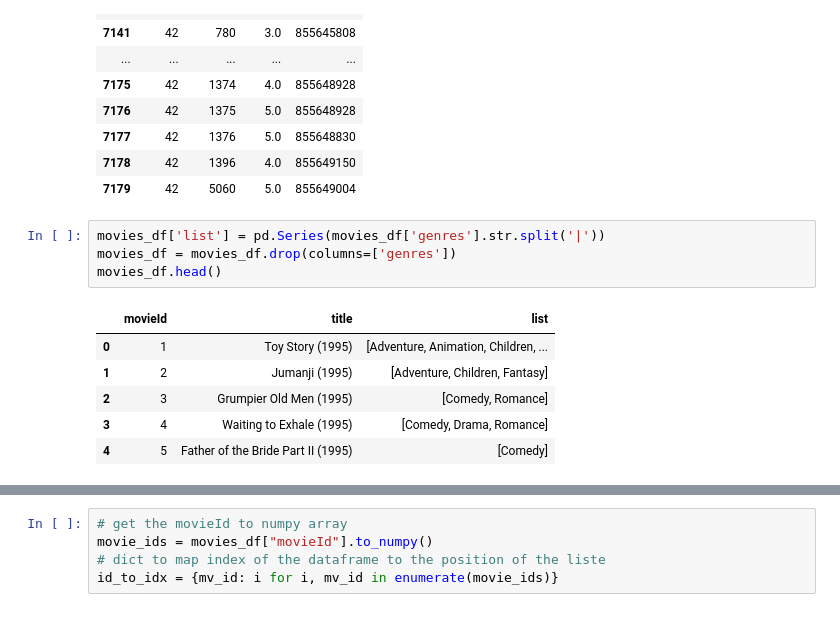
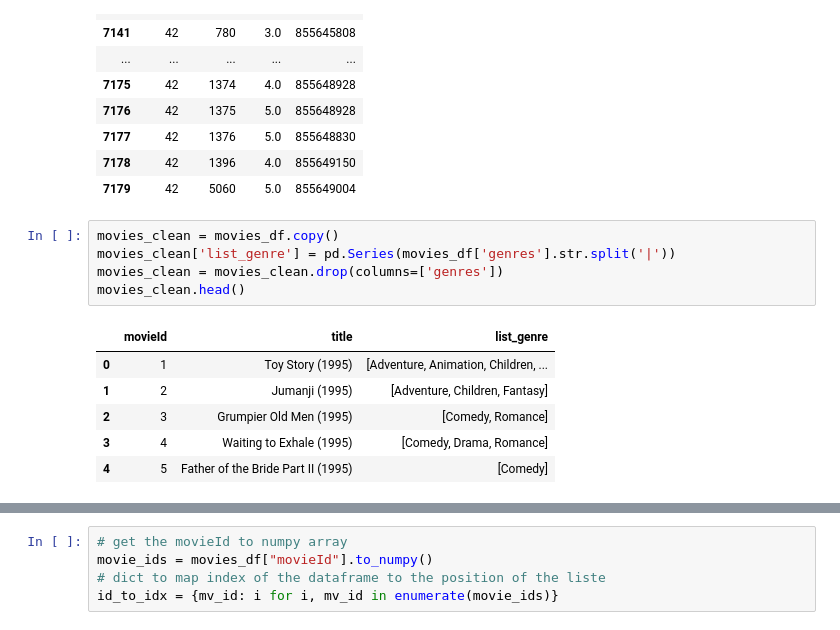
Before and after one commit to gkonen/recommandation_site, a Jupyter notebook: BackEnd/data/Recommendation Algo.ipynb, the cells around one changed output, grey strips where cells are left out. Cells and saved outputs as stored; diff of their text form.

```diff
--- a/BackEnd/data/Recommendation Algo.ipynb
+++ b/BackEnd/data/Recommendation Algo.ipynb
@@ -75,11 +81,12 @@ ratings_df[ratings_df.userId == my_user_id]
 | 7178 | 42 | 1396 | 4.0 | 855649150 |
 | 7179 | 42 | 5060 | 5.0 | 855649004 |
 # %%
-movies_df['list'] = pd.Series(movies_df['genres'].str.split('|'))
-movies_df = movies_df.drop(columns=['genres'])
-movies_df.head()
+movies_clean = movies_df.copy()
+movies_clean['list_genre'] = pd.Series(movies_df['genres'].str.split('|'))
+movies_clean = movies_clean.drop(columns=['genres'])
+movies_clean.head()
 # %% [output]
-|  | movieId | title | list |
+|  | movieId | title | list_genre |
 | 0 | 1 | Toy Story (1995) | [Adventure, Animation, Children, ... |
 | 1 | 2 | Jumanji (1995) | [Adventure, Children, Fantasy] |
 | 2 | 3 | Grumpier Old Men (1995) | [Comedy, Romance] |
```
Also changed, not shown: parts of 25 cells of this notebook, 2 other files.
